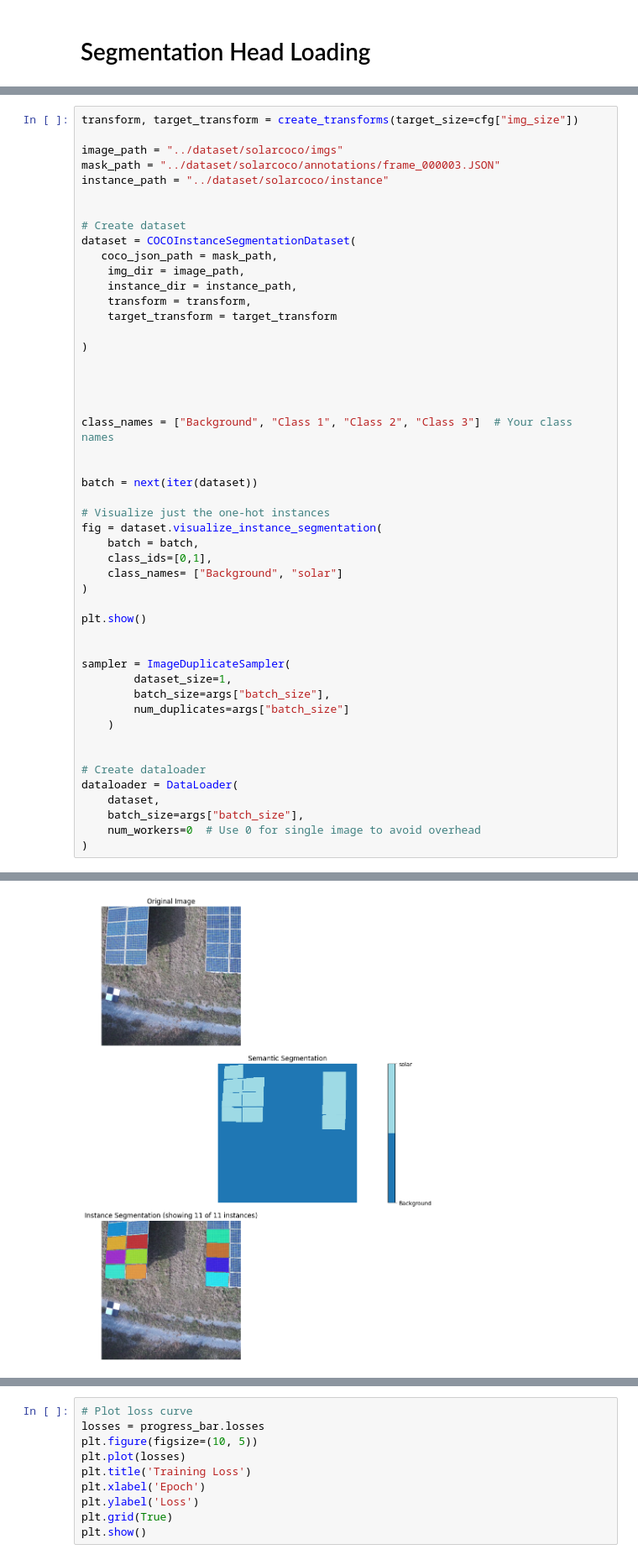
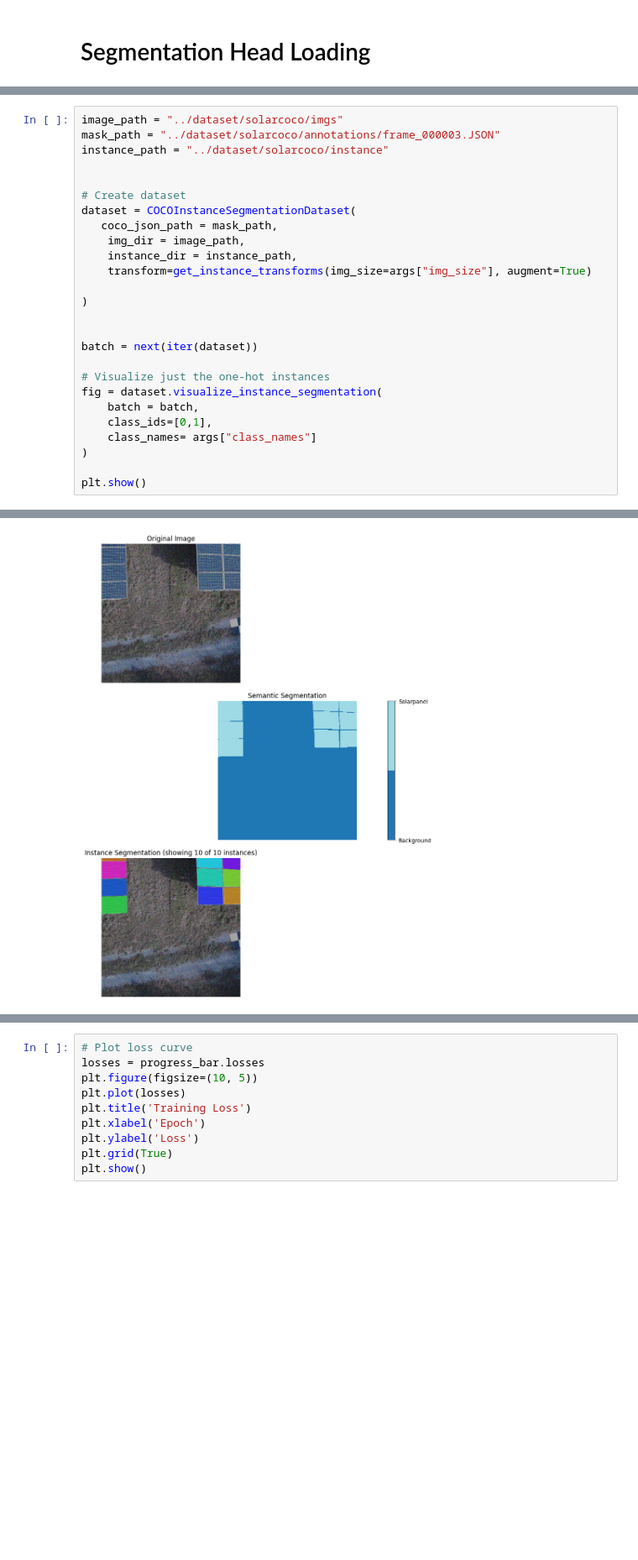
Before and after one commit to jurriandoornbos/multi_ssl, a Jupyter notebook: notebooks/g_pasiphae_seg.ipynb, the cells around one changed output, grey strips where cells are left out. Shown at 84% size. Drawn from its saved outputs; the diff is of its cells as text; blank space fills up the shorter version.

```diff
--- a/notebooks/g_pasiphae_seg.ipynb
+++ b/notebooks/g_pasiphae_seg.ipynb
@@ -1156,55 +48,32 @@ UPerNet input channels: [48, 96, 192, 384]
 # %%
-transform, target_transform = create_transforms(target_size=cfg["img_size"])
-
 image_path = "../dataset/solarcoco/imgs"
 mask_path = "../dataset/solarcoco/annotations/frame_000003.JSON"
 instance_path = "../dataset/solarcoco/instance"
 
 
 # Create dataset
 dataset = COCOInstanceSegmentationDataset(
    coco_json_path = mask_path,
     img_dir = image_path,
     instance_dir = instance_path,
-    transform = transform,
-    target_transform = target_transform
+    transform=get_instance_transforms(img_size=args["img_size"], augment=True)
 
 )
-
-
-
-
-class_names = ["Background", "Class 1", "Class 2", "Class 3"]  # Your class names
 
 
 batch = next(iter(dataset))
 
 # Visualize just the one-hot instances
 fig = dataset.visualize_instance_segmentation(
     batch = batch,
     class_ids=[0,1],
-    class_names= ["Background", "solar"]
+    class_names= args["class_names"]
 )
 
 plt.show()
-
-
-sampler = ImageDuplicateSampler(
-        dataset_size=1,
-        batch_size=args["batch_size"],
-        num_duplicates=args["batch_size"]
-    )
-
-
-# Create dataloader
-dataloader = DataLoader(
-    dataset,
-    batch_size=args["batch_size"],
-    num_workers=0  # Use 0 for single image to avoid overhead
-)
 # %% [output]
 loading annotations into memory...
 Done (t=0.00s)
 creating index...
 index created!
-[figure, old version]
+[figure, new version]
```
Also changed, not shown: parts of 6 cells of this notebook, 6 other files.
